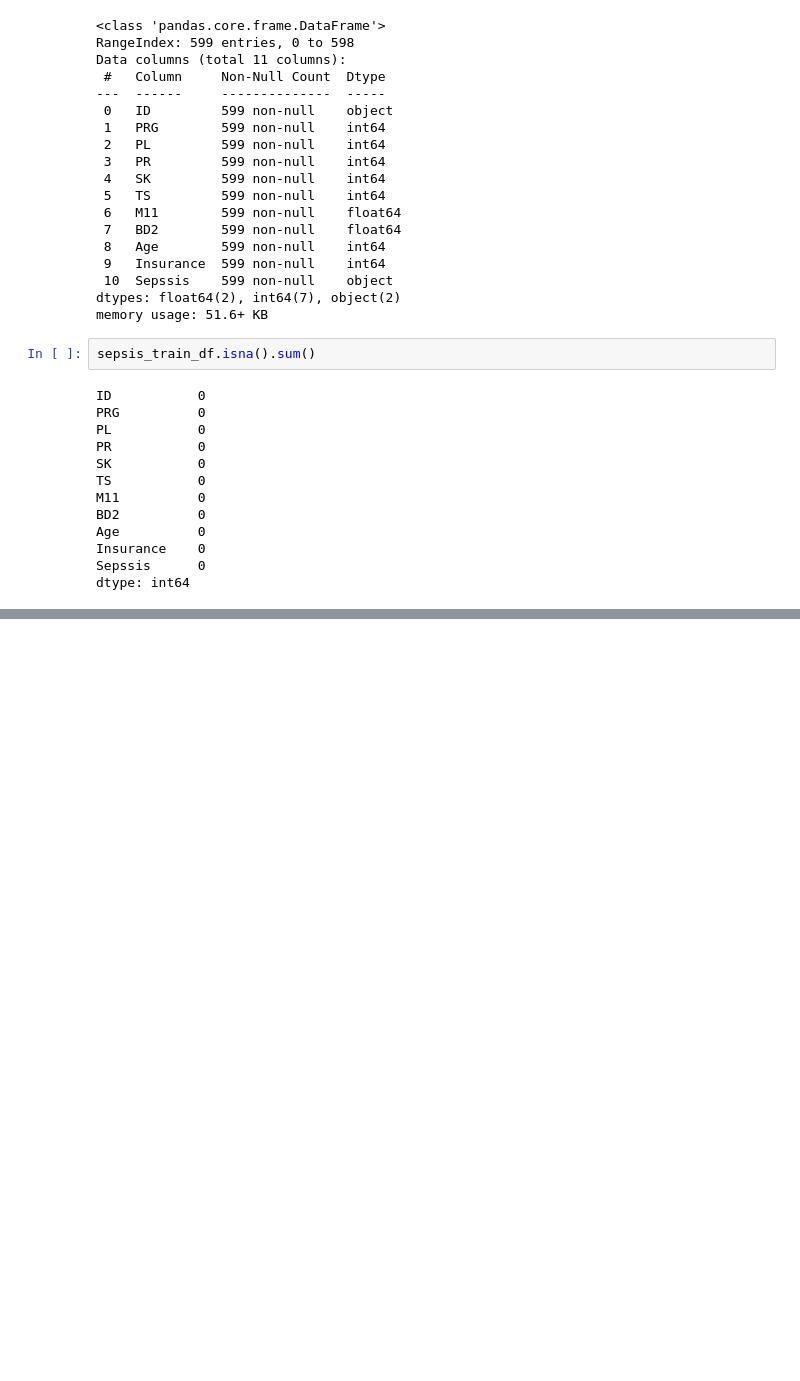
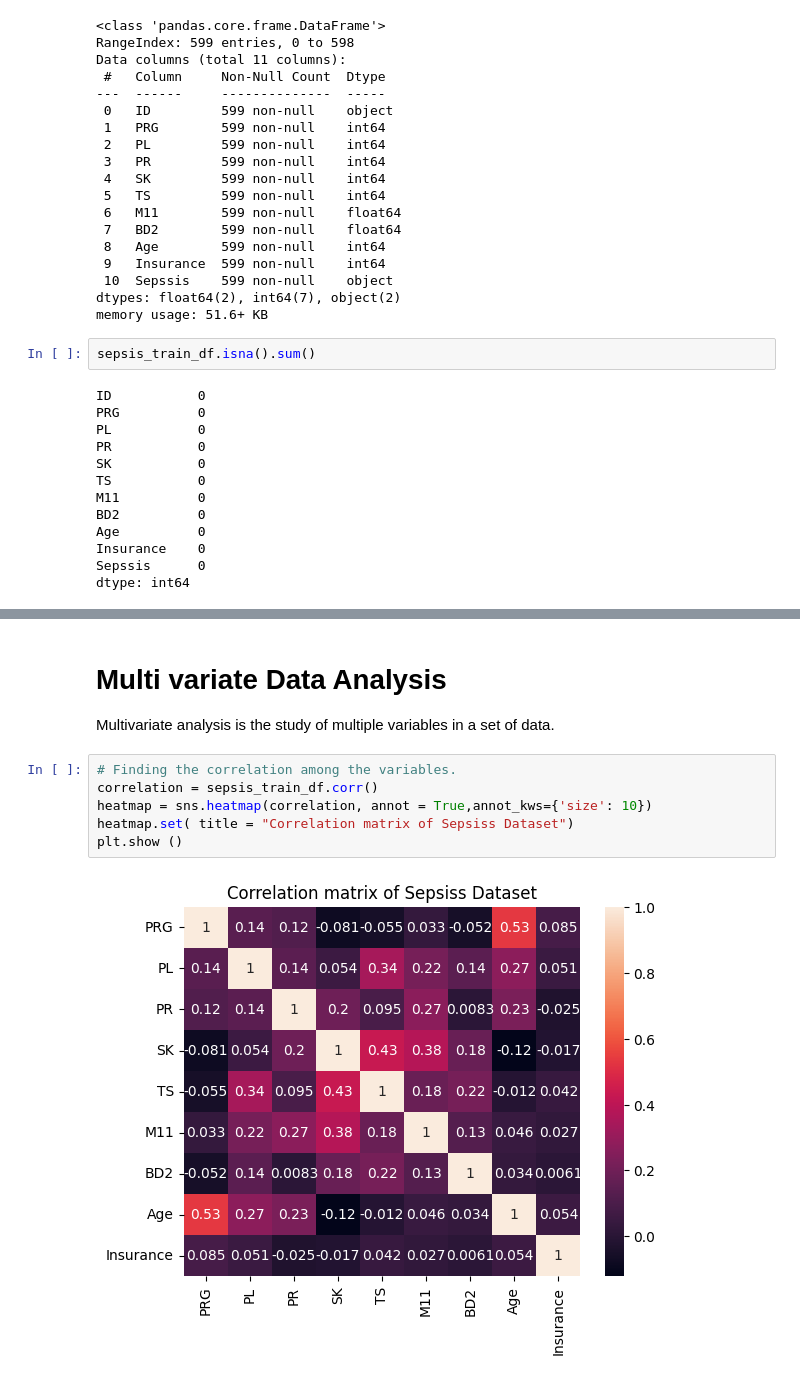
Before and after one commit to muchaimaryanne/Machine-Learning-API-using-FastAPI, a Jupyter notebook: Machine_Learning_API_using_FastAPI.ipynb, the cells around one changed output, grey strips where cells are left out. Drawn from its saved outputs; the diff is of its cells as text; blank space fills up the shorter version.

```diff
--- a/Machine_Learning_API_using_FastAPI.ipynb
+++ b/Machine_Learning_API_using_FastAPI.ipynb
@@ -119,0 +205,12 @@ dtype: int64
+# %% [markdown]
+# Multi variate Data Analysis
+
+Multivariate analysis is the study of multiple variables in a set of data.
+# %%
+# Finding the correlation among the variables.
+correlation = sepsis_train_df.corr()
+heatmap = sns.heatmap(correlation, annot = True,annot_kws={'size': 10})
+heatmap.set( title = "Correlation matrix of Sepsiss Dataset")
+plt.show ()
+# %% [output]
+[figure, added]
```
Also changed, not shown: parts of 78 cells of this notebook.
